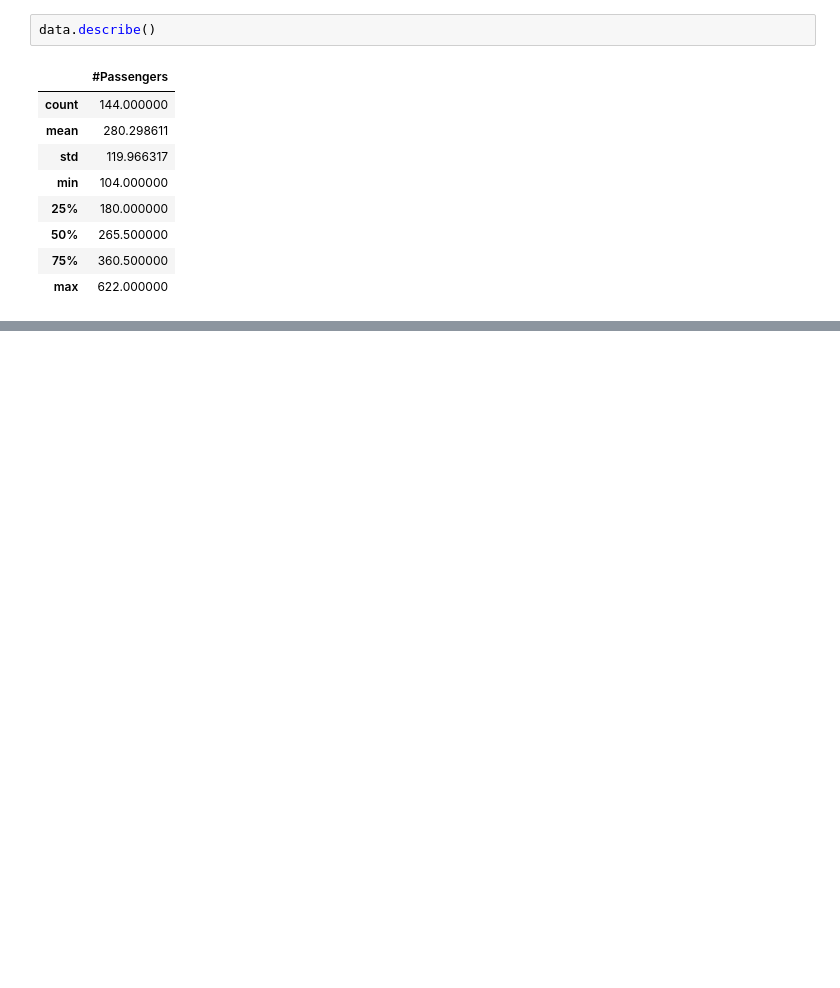
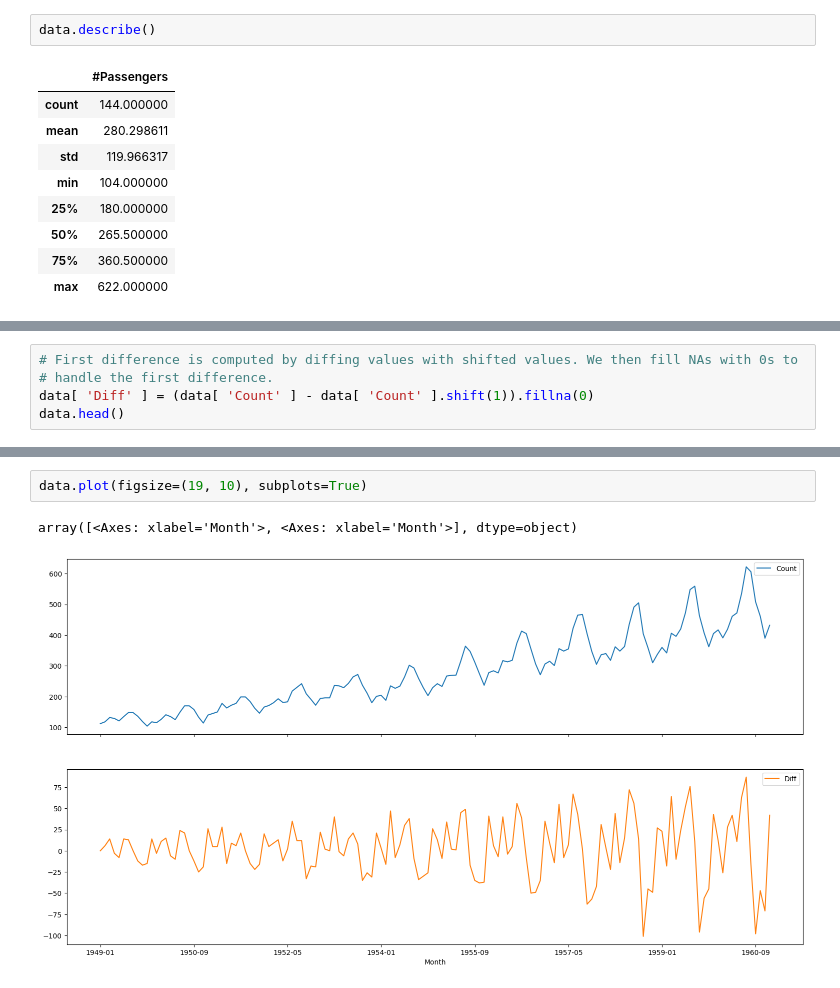
Before and after one commit to Staneesh/Repro2023, a Jupyter notebook: main.ipynb, the cells around one changed output, grey strips where cells are left out. Cells and saved outputs as stored; diff of their text form; blank space fills up the shorter version.

Commit message:
Calculating and plotting first differences

```diff
--- a/main.ipynb
+++ b/main.ipynb
@@ -38,0 +49,5 @@ Having taken a better look we can note down a couple observations:
+# %%
+# First difference is computed by diffing values with shifted values. We then fill NAs with 0s to
+# handle the first difference.
+data[ 'Diff' ] = (data[ 'Count' ] - data[ 'Count' ].shift(1)).fillna(0)
+data.head()
@@ -38,0 +62,5 @@ Having taken a better look we can note down a couple observations:
+# %%
+data.plot(figsize=(19, 10), subplots=True)
+# %% [output]
+array([<Axes: xlabel='Month'>, <Axes: xlabel='Month'>], dtype=object)
+[figure, added]
```
Also changed, not shown: parts of 4 cells of this notebook.
